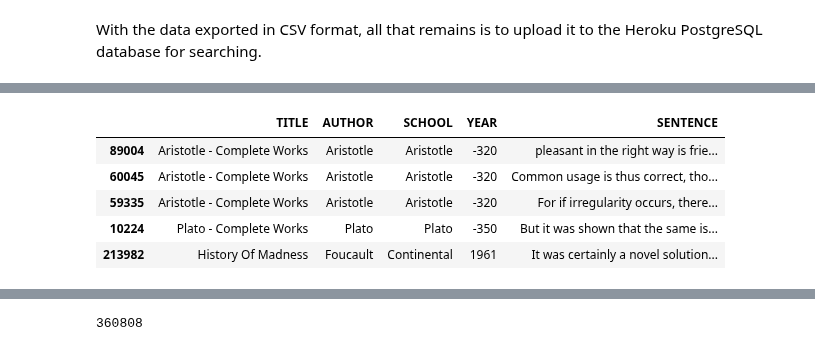
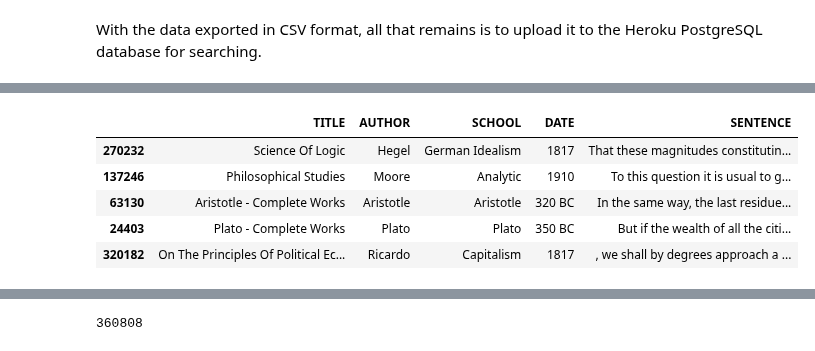
Before and after one commit to kcalizadeh/PDP_data_processing, a Jupyter notebook: data_load_clean_and_export.ipynb, the cells around one changed output, grey strips where cells are left out. Saved outputs shown, nothing was run; the diff lists cells and outputs as text; code cells hidden in the pictures.

```diff
--- a/data_load_clean_and_export.ipynb
+++ b/data_load_clean_and_export.ipynb
@@ -1208,23 +1223,28 @@ With the data exported in CSV format, all that remains is to upload it to the He
 # %%
 # prepare to upload to the PostgreSQL database
 for_db = df
+for_db['date'] = for_db['original_publication_date']
+for_db['date'] = for_db['date'].apply(lambda x: str(x)[1:]+' BC' if x < 0 else str(x))
 for_db['sentence'] = for_db['sentence_str']
-for_db['year'] = for_db['original_publication_date']
 for_db['school'] = for_db['school'].apply(lambda x: x.replace('_', ' ').title())
-for_db = for_db.drop(['sentence_spacy', 'sentence_length', 'corpus_edition_date',
-                      'sentence_str', 'sentence_lowered', 'tokenized_txt',
-                      'lemmatized_str', 'original_publication_date'], axis=1)
+for_db = for_db.drop(['sentence_spacy',
+                      'sentence_length',
+                      'sentence_lowered',
+                      'sentence_str',
+                      'tokenized_txt',
+                      'lemmatized_str',
+                      'corpus_edition_date',
+                      'original_publication_date'], axis=1)
 for_db.columns = [i.upper() for i in for_db.columns]
-for_db = for_db[['TITLE', 'AUTHOR', 'SCHOOL', 'YEAR', 'SENTENCE']]
+
+for_db.sample(5)
+# %% [output]
+|  | TITLE | AUTHOR | SCHOOL | DATE | SENTENCE |
+| 270232 | Science Of Logic | Hegel | German Idealism | 1817 | That these magnitudes constitutin... |
+| 137246 | Philosophical Studies | Moore | Analytic | 1910 | To this question it is usual to g... |
+| 63130 | Aristotle - Complete Works | Aristotle | Aristotle | 320 BC | In the same way, the last residue... |
+| 24403 | Plato - Complete Works | Plato | Plato | 350 BC | But if the wealth of all the citi... |
+| 320182 | On The Principles Of Political Ec... | Ricardo | Capitalism | 1817 | , we shall by degrees approach a ... |
-# %%
-for_db.sample(5)
-# %% [output]
-|  | TITLE | AUTHOR | SCHOOL | YEAR | SENTENCE |
-| 89004 | Aristotle - Complete Works | Aristotle | Aristotle | -320 | pleasant in the right way is frie... |
-| 60045 | Aristotle - Complete Works | Aristotle | Aristotle | -320 | Common usage is thus correct, tho... |
-| 59335 | Aristotle - Complete Works | Aristotle | Aristotle | -320 | For if irregularity occurs, there... |
-| 10224 | Plato - Complete Works | Plato | Plato | -350 | But it was shown that the same is... |
-| 213982 | History Of Madness | Foucault | Continental | 1961 | It was certainly a novel solution... |
 # %%
 for_db[for_db['AUTHOR']=='Davis']
 # %% [output]
```
Also changed, not shown: parts of 9 cells of this notebook.
